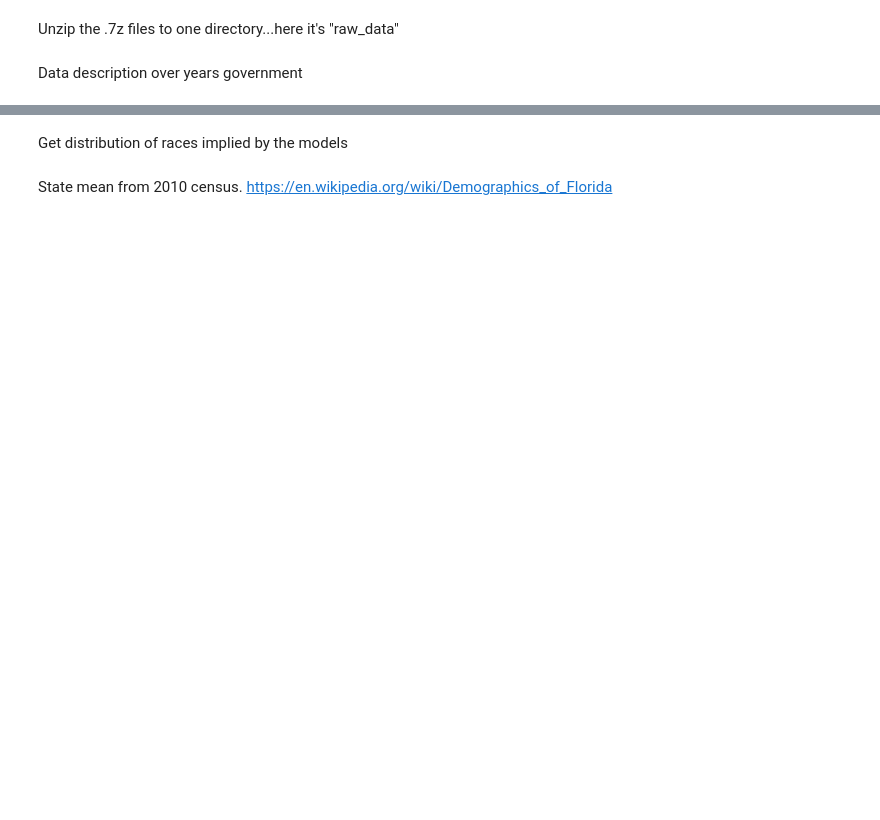
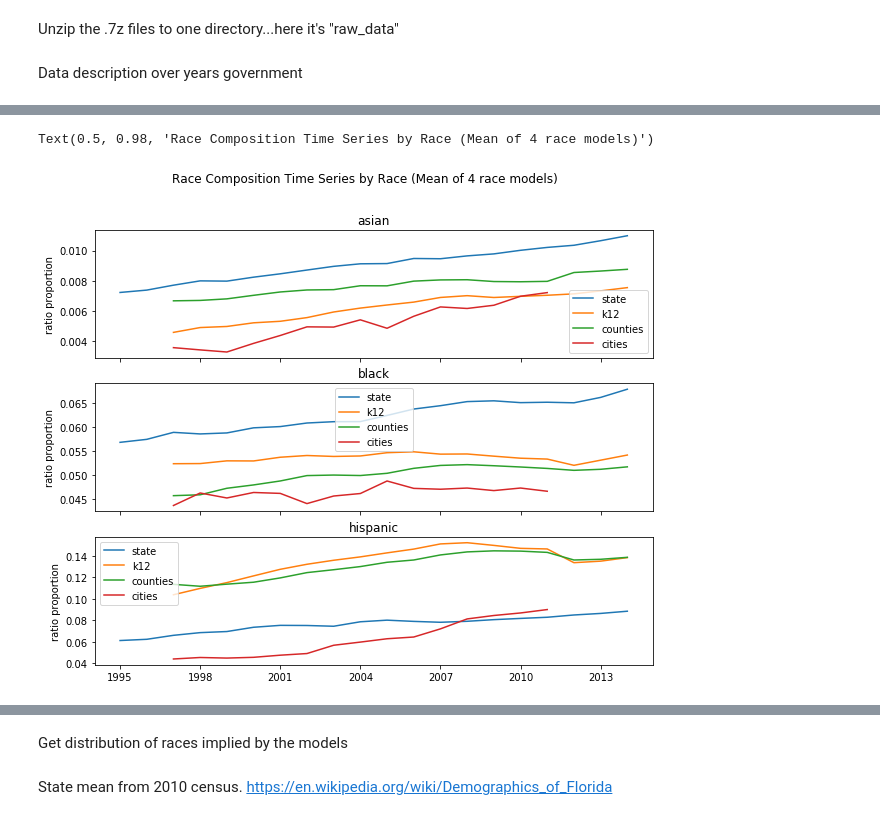
Before and after one commit to soodoku/public_employee_diversity, a Jupyter notebook: notebook/race_impute2.ipynb, the cells around one changed output, grey strips where cells are left out. Drawn from its saved outputs; the diff is of its cells as text; code cells hidden in the pictures; blank space fills up the shorter version.

```diff
--- a/notebook/race_impute2.ipynb
+++ b/notebook/race_impute2.ipynb
@@ -129,0 +311,48 @@ FileNotFoundError: [Errno 2] File b'/Users/seunglee/Downloads/project/raw_data/u
+# %%
+df_years = df_description.loc[df_description.year_period_start == df_description.year_period_end]
+df_year_gb = df_years.groupby(['year_period_start', 'gov', 'race']).mean()[['race_composition',
+                          'race_composition_uniq']].reset_index()
+df_year_gb = df_year_gb.loc[df_year_gb.gov!='university']
+df_year_gb['year'] = df_year_gb['year_period_start'].astype('int')
+df_year_gb['log_composition'] = np.log(df_year_gb.race_composition)
+
+asian = df_year_gb.loc[df_year_gb.race=='asian'].sort_values(by=['race', 'gov', 'year_period_start'])
+hispanic = df_year_gb.loc[df_year_gb.race=='hispanic'].sort_values(by=['race', 'gov', 'year_period_start'])
+black = df_year_gb.loc[df_year_gb.race=='black'].sort_values(by=['race', 'gov', 'year_period_start'])
+# %%
+from matplotlib.ticker import MaxNLocator
+
+
+# time series composition
+##############################################################
+plt.close('all')
+fig, ax = plt.subplots(3, 1, figsize=(10, 8), sharex=True)
+ax[0].plot(asian.loc[asian.gov=='state', 'year'], asian.loc[asian.gov=='state', 'race_composition'], label='state')
+ax[0].plot(asian.loc[asian.gov=='k12', 'year'], asian.loc[asian.gov=='k12', 'race_composition'], label='k12')
+ax[0].plot(asian.loc[asian.gov=='counties', 'year'], asian.loc[asian.gov=='counties', 'race_composition'], label='counties')
+ax[0].plot(asian.loc[asian.gov=='cities', 'year'], asian.loc[asian.gov=='cities', 'race_composition'], label='cities')
+ax[0].set_ylabel('ratio proportion')
+ax[0].set_title('asian')
+ax[0].legend()
+
+ax[1].plot(black.loc[black.gov=='state', 'year'], black.loc[black.gov=='state', 'race_composition'], label='state')
+ax[1].plot(black.loc[black.gov=='k12', 'year'], black.loc[black.gov=='k12', 'race_composition'], label='k12')
+ax[1].plot(black.loc[black.gov=='counties', 'year'], black.loc[black.gov=='counties', 'race_composition'], label='counties')
+ax[1].plot(black.loc[black.gov=='cities', 'year'], black.loc[black.gov=='cities', 'race_composition'], label='cities')
+ax[1].set_ylabel('ratio proportion')
+ax[1].set_title('black')
+ax[1].legend()
+
+ax[2].plot(hispanic.loc[hispanic.gov=='state', 'year'], hispanic.loc[hispanic.gov=='state', 'race_composition'], label='state')
+ax[2].plot(hispanic.loc[hispanic.gov=='k12', 'year'], hispanic.loc[hispanic.gov=='k12', 'race_composition'], label='k12')
+ax[2].plot(hispanic.loc[hispanic.gov=='counties', 'year'], hispanic.loc[hispanic.gov=='counties', 'race_composition'], label='counties')
+ax[2].plot(hispanic.loc[hispanic.gov=='cities', 'year'], hispanic.loc[hispanic.gov=='cities', 'race_composition'], label='cities')
+ax[2].set_ylabel('ratio proportion')
+ax[2].set_title('hispanic')
+ax[2].legend()
+ax[2].xaxis.set_major_locator(MaxNLocator(integer=True))
+plt.suptitle('Race Composition Time Series by Race (Mean of 4 race models)')
+##############################################################
+# %% [output]
+Text(0.5, 0.98, 'Race Composition Time Series by Race (Mean of 4 race models)')
+[figure, added]
```
Also changed, not shown: parts of 24 cells of this notebook.
